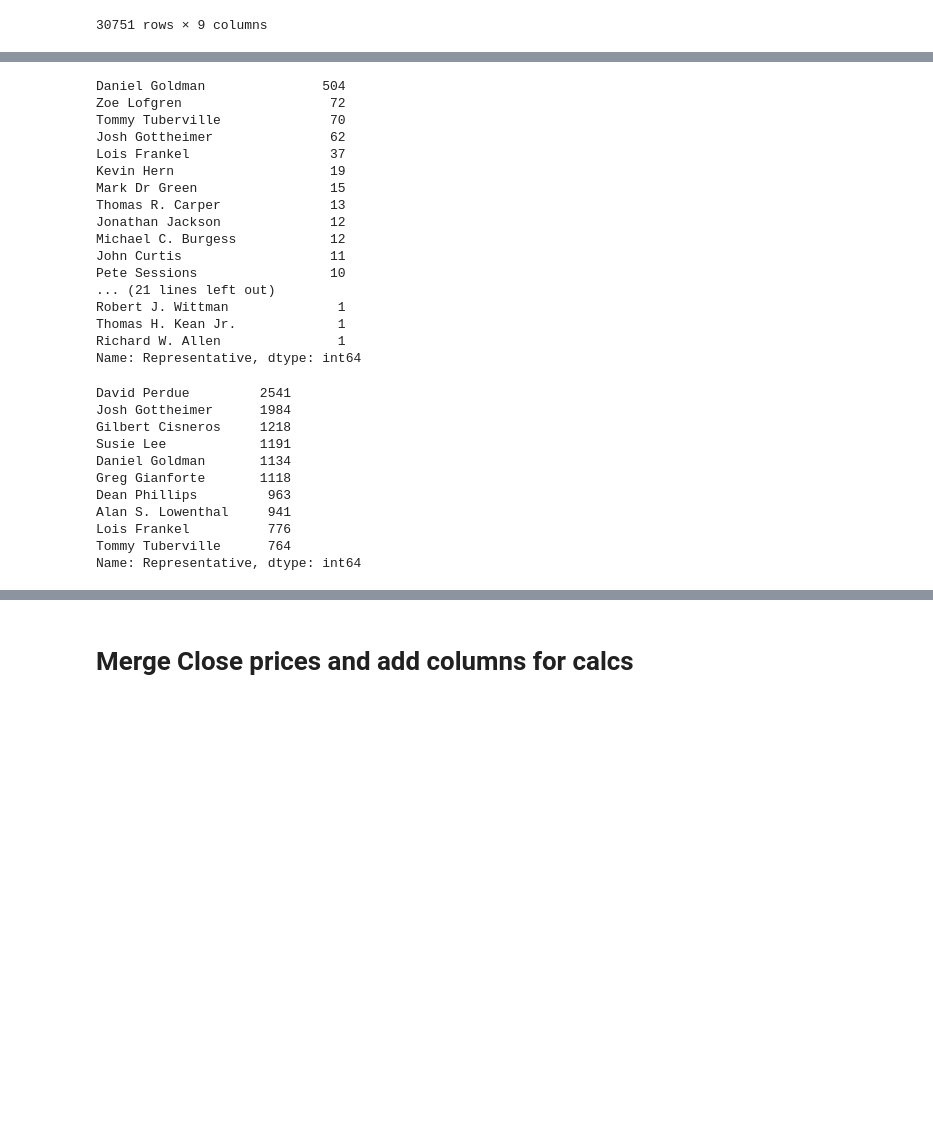
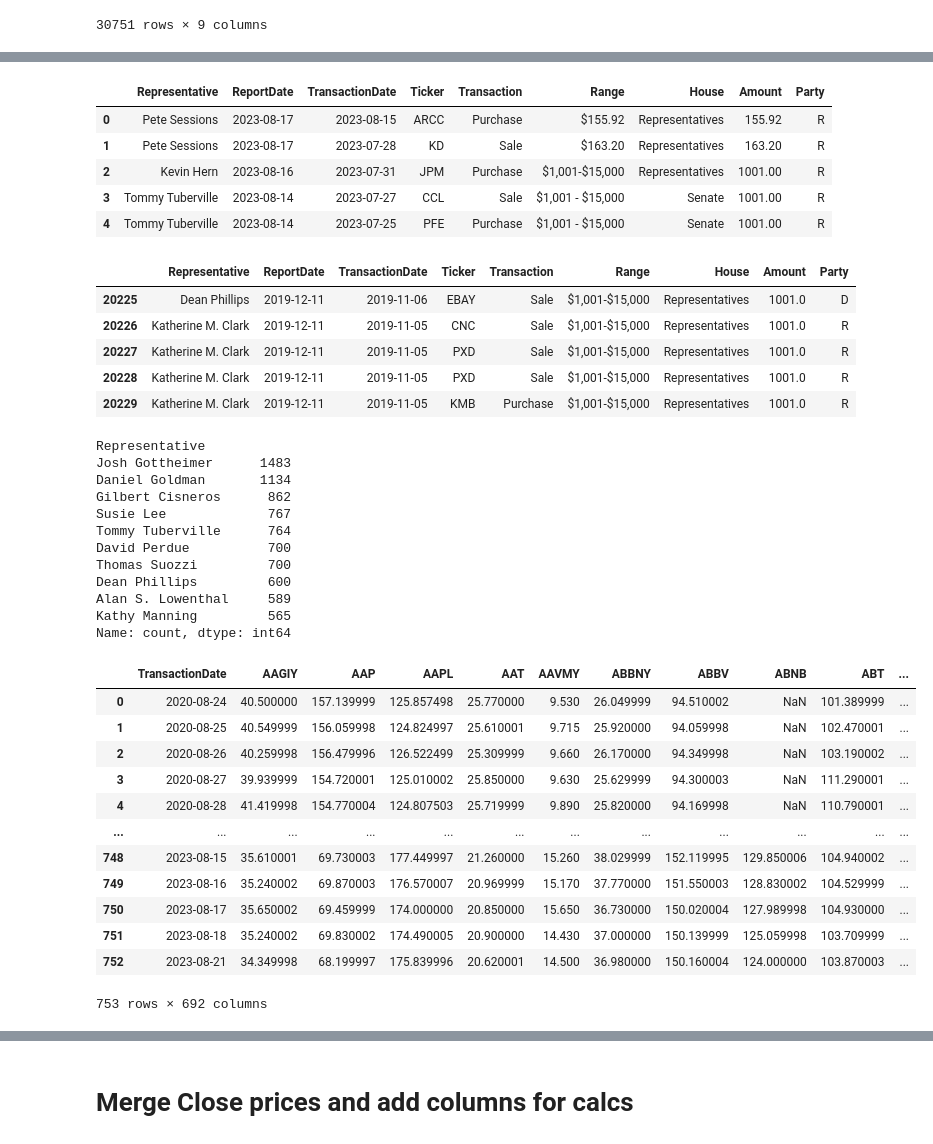
Before and after one commit to ssenhouse/project_3_congress_insider, a Jupyter notebook: Daniel_Goldman_Data.ipynb, the cells around one changed output, grey strips where cells are left out. Saved outputs shown, nothing was run; the diff lists cells and outputs as text; code cells hidden in the pictures; blank space fills up the shorter version.

Commit message:
changes to congress data table

```diff
--- a/Daniel_Goldman_Data.ipynb
+++ b/Daniel_Goldman_Data.ipynb
@@ -131,37 +116,56 @@ congress_df
 # %%
 #Define list of active senators by seeing who made a transaction within the last 3 months
-Active_Senators = congress_df[congress_df["TransactionDate"] > "2023-05-15"]
-Active_Senators['Representative'].value_counts()
+congress_df2_last3months = congress_df.loc[:'2023-05']
+display(congress_df2_last3months.head())
+display(congress_df2_last3months.tail())
 # %% [output]
-Daniel Goldman               504
-Zoe Lofgren                   72
-Tommy Tuberville              70
-Josh Gottheimer               62
-Lois Frankel                  37
-Kevin Hern                    19
-Mark Dr Green                 15
-Thomas R. Carper              13
-Jonathan Jackson              12
-Michael C. Burgess            12
-John Curtis                   11
-Pete Sessions                 10
-... (21 lines left out)
-Robert J. Wittman              1
-Thomas H. Kean Jr.             1
-Richard W. Allen               1
-Name: Representative, dtype: int64
+|  | Representative | ReportDate | TransactionDate | Ticker | Transaction | Range | House | Amount | Party |
+| 0 | Pete Sessions | 2023-08-17 | 2023-08-15 | ARCC | Purchase | $155.92 | Representatives | 155.92 | R |
+| 1 | Pete Sessions | 2023-08-17 | 2023-07-28 | KD | Sale | $163.20 | Representatives | 163.20 | R |
+| 2 | Kevin Hern | 2023-08-16 | 2023-07-31 | JPM | Purchase | $1,001-$15,000 | Representatives | 1001.00 | R |
+| 3 | Tommy Tuberville | 2023-08-14 | 2023-07-27 | CCL | Sale | $1,001 - $15,000 | Senate | 1001.00 | R |
+| 4 | Tommy Tuberville | 2023-08-14 | 2023-07-25 | PFE | Purchase | $1,001 - $15,000 | Senate | 1001.00 | R |
+|  | Representative | ReportDate | TransactionDate | Ticker | Transaction | Range | House | Amount | Party |
+| 20225 | Dean Phillips | 2019-12-11 | 2019-11-06 | EBAY | Sale | $1,001-$15,000 | Representatives | 1001.0 | D |
+| 20226 | Katherine M. Clark | 2019-12-11 | 2019-11-05 | CNC | Sale | $1,001-$15,000 | Representatives | 1001.0 | R |
+| 20227 | Katherine M. Clark | 2019-12-11 | 2019-11-05 | PXD | Sale | $1,001-$15,000 | Representatives | 1001.0 | R |
+| 20228 | Katherine M. Clark | 2019-12-11 | 2019-11-05 | PXD | Sale | $1,001-$15,000 | Representatives | 1001.0 | R |
+| 20229 | Katherine M. Clark | 2019-12-11 | 2019-11-05 | KMB | Purchase | $1,001-$15,000 | Representatives | 1001.0 | R |
 # %%
 #Count transactions per senator
-congress_df['Representative'].value_counts().head(10)
+congress_df2_last3months['Representative'].value_counts().head(10)
 # %% [output]
-David Perdue         2541
-Josh Gottheimer      1984
-Gilbert Cisneros     1218
-Susie Lee            1191
+Representative
+Josh Gottheimer      1483
 Daniel Goldman       1134
-Greg Gianforte       1118
-Dean Phillips         963
-Alan S. Lowenthal     941
-Lois Frankel          776
+Gilbert Cisneros      862
+Susie Lee             767
 Tommy Tuberville      764
-Name: Representative, dtype: int64
+David Perdue          700
+Thomas Suozzi         700
+Dean Phillips         600
+Alan S. Lowenthal     589
+Kathy Manning         565
+Name: count, dtype: int64
+# %%
+# pull out the close data from the og_data dataframe
+#Take out all of the Close prices and transform them into mergable data
+Close_Current = og_data.loc[:, ("Close")]
+Close_Current = Close_Current.reset_index()
+Close_Current = Close_Current.rename(columns={'Date': 'TransactionDate'})
+#Close_Current = Close_Current.set_index('Current Date')
+Close_Current
+# %% [output]
+|  | TransactionDate | AAGIY | AAP | AAPL | AAT | AAVMY | ABBNY | ABBV | ABNB | ABT | ... |
+| 0 | 2020-08-24 | 40.500000 | 157.139999 | 125.857498 | 25.770000 | 9.530 | 26.049999 | 94.510002 | NaN | 101.389999 | ... |
+| 1 | 2020-08-25 | 40.549999 | 156.059998 | 124.824997 | 25.610001 | 9.715 | 25.920000 | 94.059998 | NaN | 102.470001 | ... |
+| 2 | 2020-08-26 | 40.259998 | 156.479996 | 126.522499 | 25.309999 | 9.660 | 26.170000 | 94.349998 | NaN | 103.190002 | ... |
+| 3 | 2020-08-27 | 39.939999 | 154.720001 | 125.010002 | 25.850000 | 9.630 | 25.629999 | 94.300003 | NaN | 111.290001 | ... |
+| 4 | 2020-08-28 | 41.419998 | 154.770004 | 124.807503 | 25.719999 | 9.890 | 25.820000 | 94.169998 | NaN | 110.790001 | ... |
+| ... | ... | ... | ... | ... | ... | ... | ... | ... | ... | ... | ... |
+| 748 | 2023-08-15 | 35.610001 | 69.730003 | 177.449997 | 21.260000 | 15.260 | 38.029999 | 152.119995 | 129.850006 | 104.940002 | ... |
+| 749 | 2023-08-16 | 35.240002 | 69.870003 | 176.570007 | 20.969999 | 15.170 | 37.770000 | 151.550003 | 128.830002 | 104.529999 | ... |
+| 750 | 2023-08-17 | 35.650002 | 69.459999 | 174.000000 | 20.850000 | 15.650 | 36.730000 | 150.020004 | 127.989998 | 104.930000 | ... |
+| 751 | 2023-08-18 | 35.240002 | 69.830002 | 174.490005 | 20.900000 | 14.430 | 37.000000 | 150.139999 | 125.059998 | 103.709999 | ... |
+| 752 | 2023-08-21 | 34.349998 | 68.199997 | 175.839996 | 20.620001 | 14.500 | 36.980000 | 150.160004 | 124.000000 | 103.870003 | ... |
+753 rows × 692 columns
```
Also changed, not shown: parts of 56 cells of this notebook, 1 other file.
